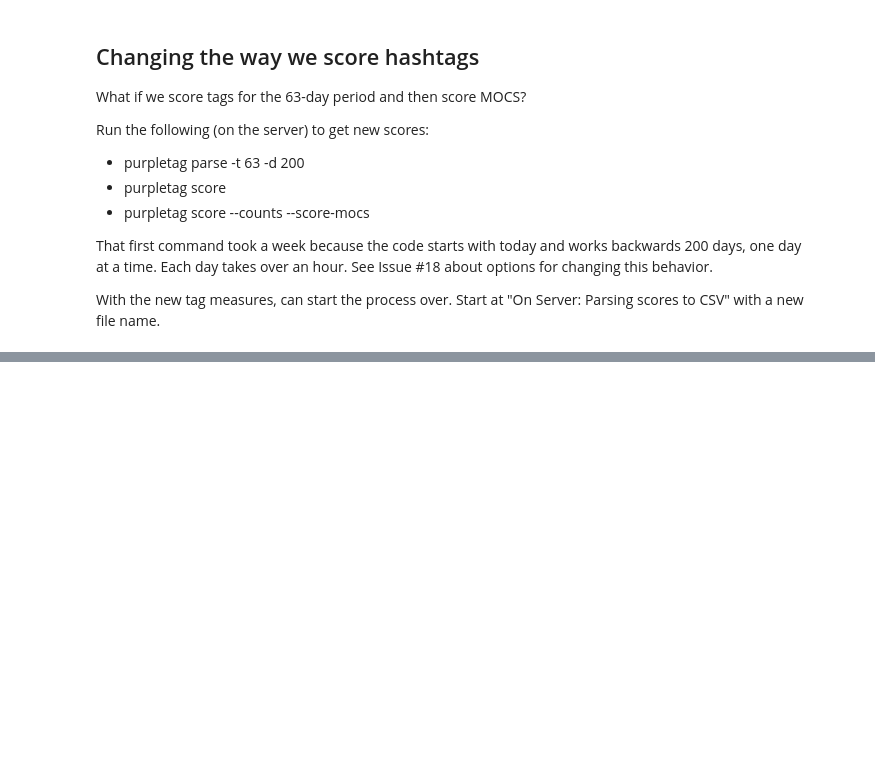
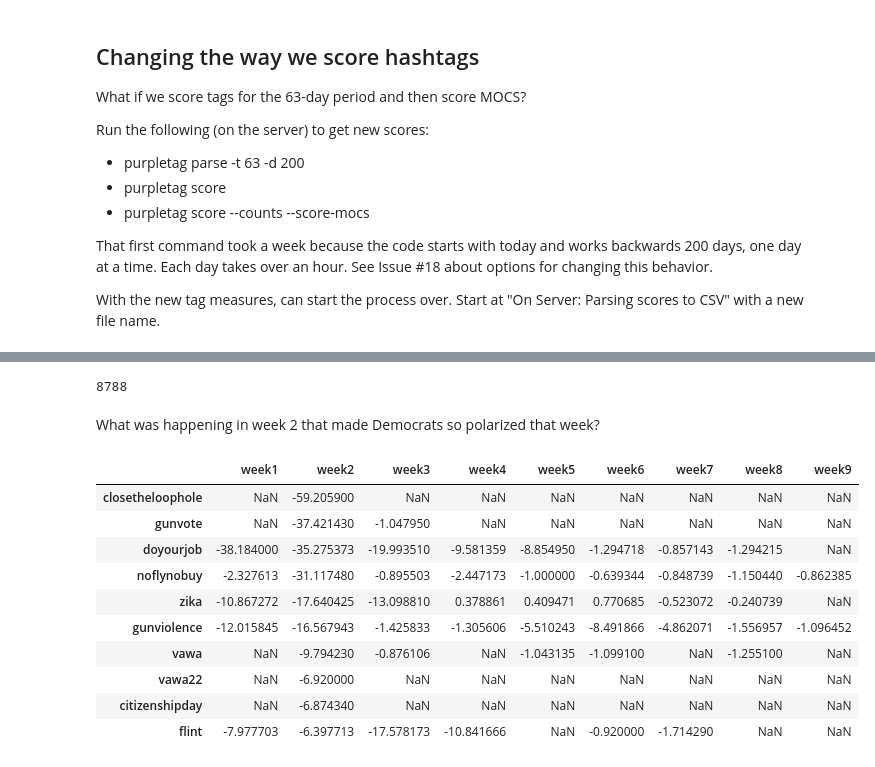
Before and after one commit to libbyh/purpletag, a Jupyter notebook: 2016-election-study/2016_election.ipynb, the cells around one changed output, grey strips where cells are left out. Saved outputs shown, nothing was run; the diff lists cells and outputs as text; code cells hidden in the pictures; blank space fills up the shorter version.

```diff
--- a/2016-election-study/2016_election.ipynb
+++ b/2016-election-study/2016_election.ipynb
@@ -256,0 +314,5 @@ With the new tag measures, can start the process over. Start at "On Server: Pars
+# %%
+import pandas as pd
+
+df = pd.read_pickle('/data/purpletag/scores_by_date.pkl')
+df.head()
@@ -256,0 +327,3 @@ With the new tag measures, can start the process over. Start at "On Server: Pars
+# %%
+df = weekly_avg(df)
+df.head()
@@ -256,0 +338,24 @@ With the new tag measures, can start the process over. Start at "On Server: Pars
+# %%
+df_tags_weeks = df[['week1','week2','week3','week4','week5','week6','week7','week8','week9']]
+df_tags_weeks = df_tags_weeks.dropna(how='all')
+df_tags_weeks.head()
+len(df_tags_weeks.index) # number of hashtags in our df
+# %% [output]
+8788
+# %% [markdown]
+What was happening in week 2 that made Democrats so polarized that week?
+# %%
+week2 = df_tags_weeks.sort_values(by = 'week2', ascending = True)
+week2.head(10)
+# %% [output]
+|  | week1 | week2 | week3 | week4 | week5 | week6 | week7 | week8 | week9 |
+| closetheloophole | NaN | -59.205900 | NaN | NaN | NaN | NaN | NaN | NaN | NaN |
+| gunvote | NaN | -37.421430 | -1.047950 | NaN | NaN | NaN | NaN | NaN | NaN |
+| doyourjob | -38.184000 | -35.275373 | -19.993510 | -9.581359 | -8.854950 | -1.294718 | -0.857143 | -1.294215 | NaN |
+| noflynobuy | -2.327613 | -31.117480 | -0.895503 | -2.447173 | -1.000000 | -0.639344 | -0.848739 | -1.150440 | -0.862385 |
+| zika | -10.867272 | -17.640425 | -13.098810 | 0.378861 | 0.409471 | 0.770685 | -0.523072 | -0.240739 | NaN |
+| gunviolence | -12.015845 | -16.567943 | -1.425833 | -1.305606 | -5.510243 | -8.491866 | -4.862071 | -1.556957 | -1.096452 |
+| vawa | NaN | -9.794230 | -0.876106 | NaN | -1.043135 | -1.099100 | NaN | -1.255100 | NaN |
+| vawa22 | NaN | -6.920000 | NaN | NaN | NaN | NaN | NaN | NaN | NaN |
+| citizenshipday | NaN | -6.874340 | NaN | NaN | NaN | NaN | NaN | NaN | NaN |
+| flint | -7.977703 | -6.397713 | -17.578173 | -10.841666 | NaN | -0.920000 | -1.714290 | NaN | NaN |
```
Also changed, not shown: parts of 19 cells of this notebook.
